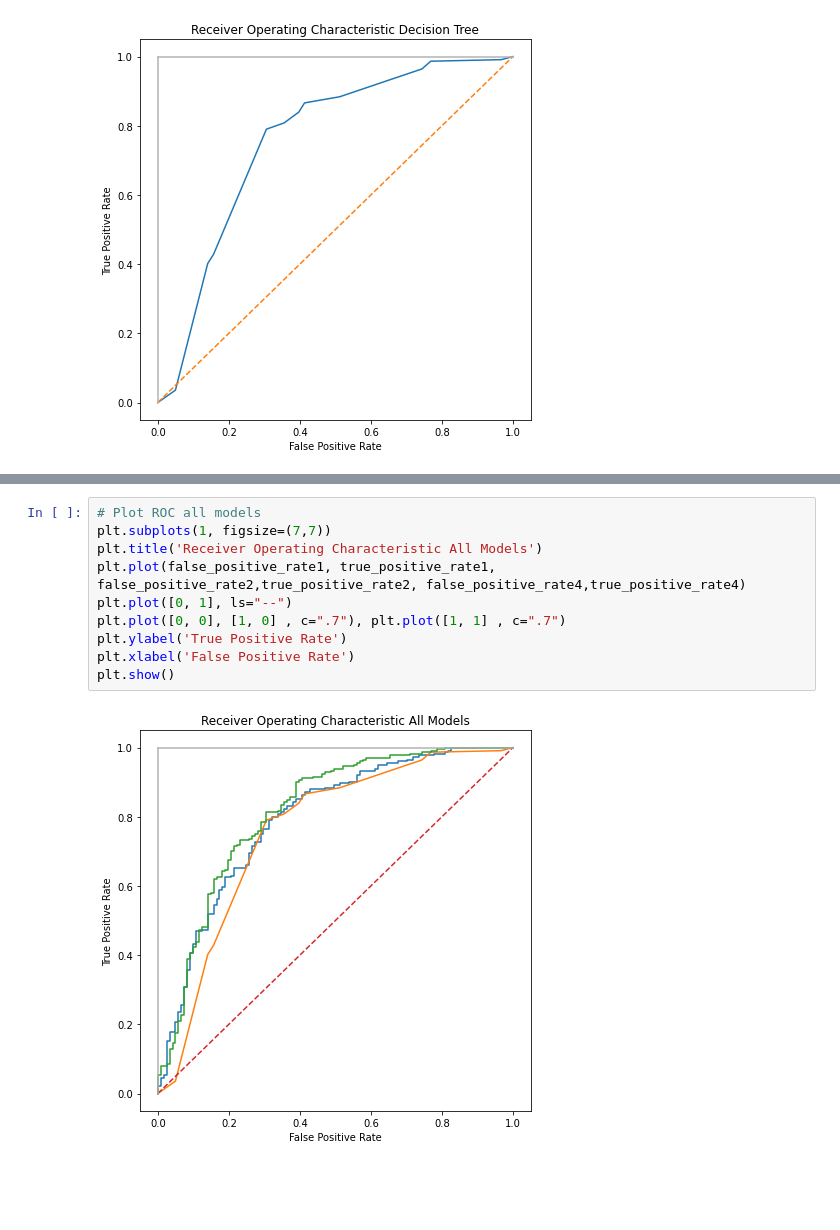
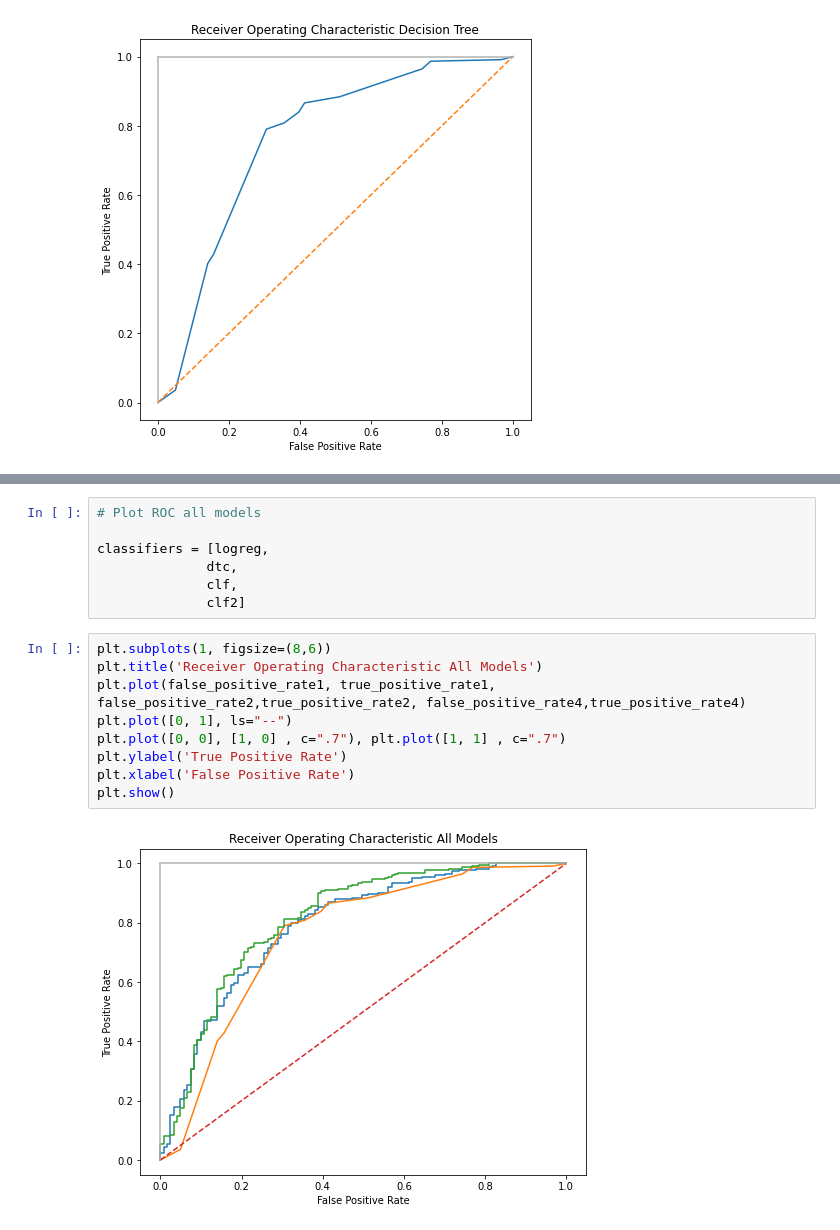
Before and after one commit to szeremetakasia/pythonProject2, a Jupyter notebook: Final Project.ipynb, the cells around one changed output, grey strips where cells are left out. Cells and saved outputs as stored; diff of their text form; blank space fills up the shorter version.

```diff
--- a/Final Project.ipynb
+++ b/Final Project.ipynb
@@ -465,12 +509,18 @@ roc_auc_score for Random Forest2:  0.8146399055489963
+# %%
+# Plot ROC all models
+
+classifiers = [logreg,
+              dtc,
+              clf,
+              clf2]
 # %%
-# Plot ROC all models
-plt.subplots(1, figsize=(7,7))
+plt.subplots(1, figsize=(8,6))
 plt.title('Receiver Operating Characteristic All Models')
 plt.plot(false_positive_rate1, true_positive_rate1, false_positive_rate2,true_positive_rate2, false_positive_rate4,true_positive_rate4)
 plt.plot([0, 1], ls="--")
 plt.plot([0, 0], [1, 0] , c=".7"), plt.plot([1, 1] , c=".7")
 plt.ylabel('True Positive Rate')
 plt.xlabel('False Positive Rate')
 plt.show()
 # %% [output]
-[figure, old version]
+[figure, new version]
```
Also changed, not shown: parts of 8 cells of this notebook.
